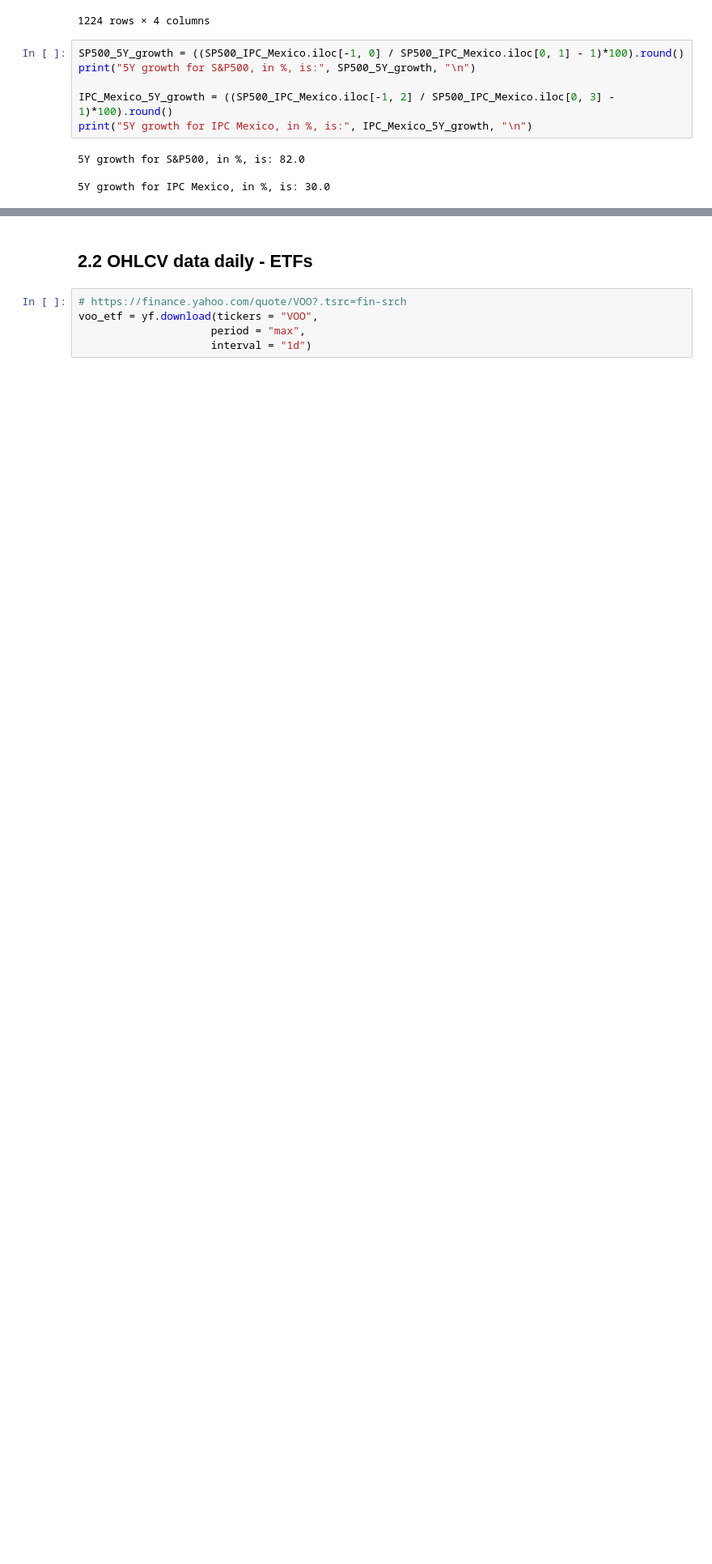
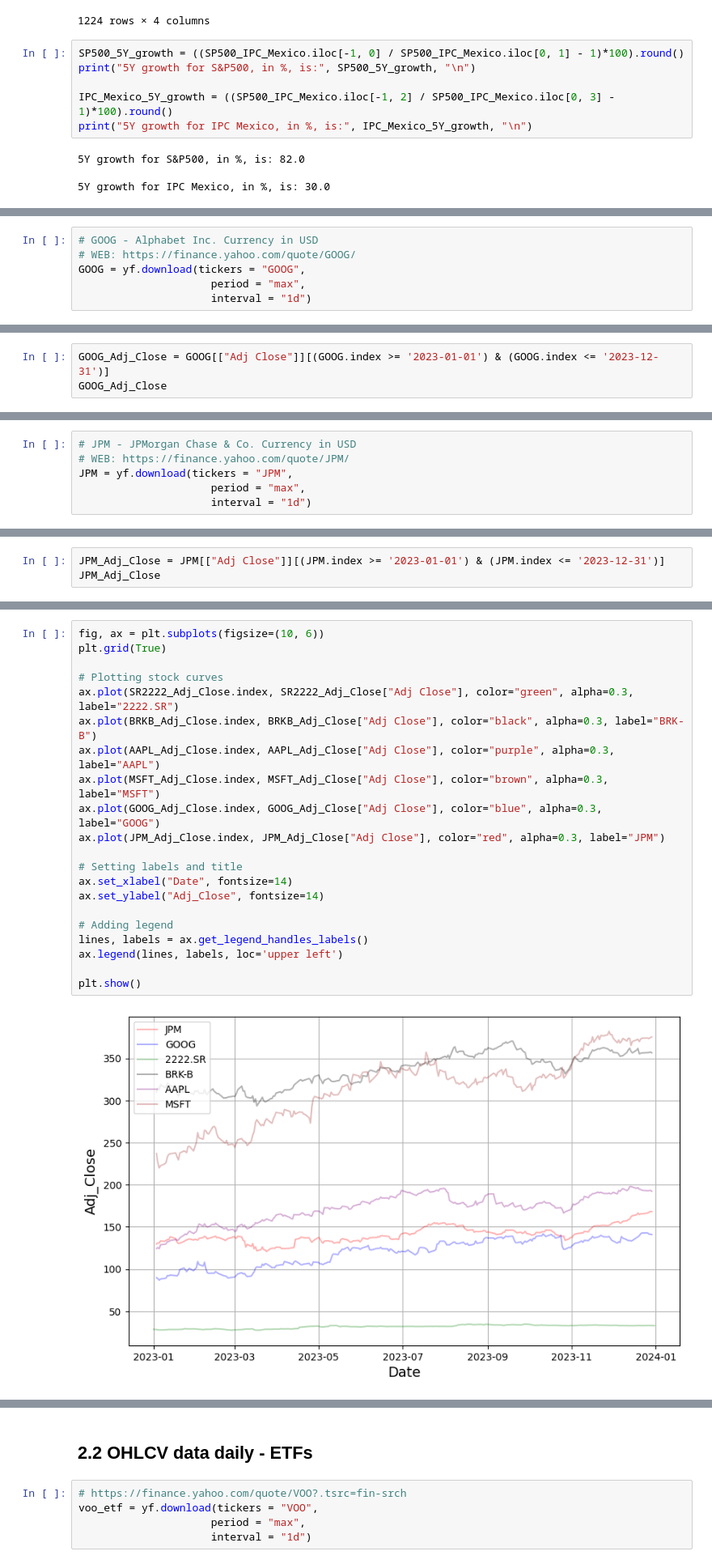
Before and after one commit to SciPy-data-scientist/DataTalks---Course-Materials-for-Analytics-in-Stock-Markets-Zoomcamp, a Jupyter notebook: homework_1.ipynb, the cells around one changed output, grey strips where cells are left out. Shown at 81% size. Drawn from its saved outputs; the diff is of its cells as text; blank space fills up the shorter version.

```diff
--- a/homework_1.ipynb
+++ b/homework_1.ipynb
@@ -621,0 +651,6 @@ print("5Y growth for IPC Mexico, in %, is:", IPC_Mexico_5Y_growth, "\n")
+# %%
+# GOOG - Alphabet Inc. Currency in USD
+# WEB: https://finance.yahoo.com/quote/GOOG/
+GOOG = yf.download(tickers = "GOOG",
+                     period = "max",
+                     interval = "1d")
@@ -621,0 +659,3 @@ print("5Y growth for IPC Mexico, in %, is:", IPC_Mexico_5Y_growth, "\n")
+# %%
+GOOG_Adj_Close = GOOG[["Adj Close"]][(GOOG.index >= '2023-01-01') & (GOOG.index <= '2023-12-31')]
+GOOG_Adj_Close
@@ -621,0 +685,6 @@ print("5Y growth for IPC Mexico, in %, is:", IPC_Mexico_5Y_growth, "\n")
+# %%
+# JPM - JPMorgan Chase & Co. Currency in USD
+# WEB: https://finance.yahoo.com/quote/JPM/
+JPM = yf.download(tickers = "JPM",
+                     period = "max",
+                     interval = "1d")
@@ -621,0 +693,3 @@ print("5Y growth for IPC Mexico, in %, is:", IPC_Mexico_5Y_growth, "\n")
+# %%
+JPM_Adj_Close = JPM[["Adj Close"]][(JPM.index >= '2023-01-01') & (JPM.index <= '2023-12-31')]
+JPM_Adj_Close
@@ -621,0 +724,23 @@ print("5Y growth for IPC Mexico, in %, is:", IPC_Mexico_5Y_growth, "\n")
+# %%
+fig, ax = plt.subplots(figsize=(10, 6))
+plt.grid(True)
+
+# Plotting stock curves
+ax.plot(SR2222_Adj_Close.index, SR2222_Adj_Close["Adj Close"], color="green", alpha=0.3, label="2222.SR")
+ax.plot(BRKB_Adj_Close.index, BRKB_Adj_Close["Adj Close"], color="black", alpha=0.3, label="BRK-B")
+ax.plot(AAPL_Adj_Close.index, AAPL_Adj_Close["Adj Close"], color="purple", alpha=0.3, label="AAPL")
+ax.plot(MSFT_Adj_Close.index, MSFT_Adj_Close["Adj Close"], color="brown", alpha=0.3, label="MSFT")
+ax.plot(GOOG_Adj_Close.index, GOOG_Adj_Close["Adj Close"], color="blue", alpha=0.3, label="GOOG")
+ax.plot(JPM_Adj_Close.index, JPM_Adj_Close["Adj Close"], color="red", alpha=0.3, label="JPM")
+
+# Setting labels and title
+ax.set_xlabel("Date", fontsize=14)
+ax.set_ylabel("Adj_Close", fontsize=14)
+
+# Adding legend
+lines, labels = ax.get_legend_handles_labels()
+ax.legend(lines, labels, loc='upper left')
+
+plt.show()
+# %% [output]
+[figure, added]
```
Also changed, not shown: parts of 45 cells of this notebook.
